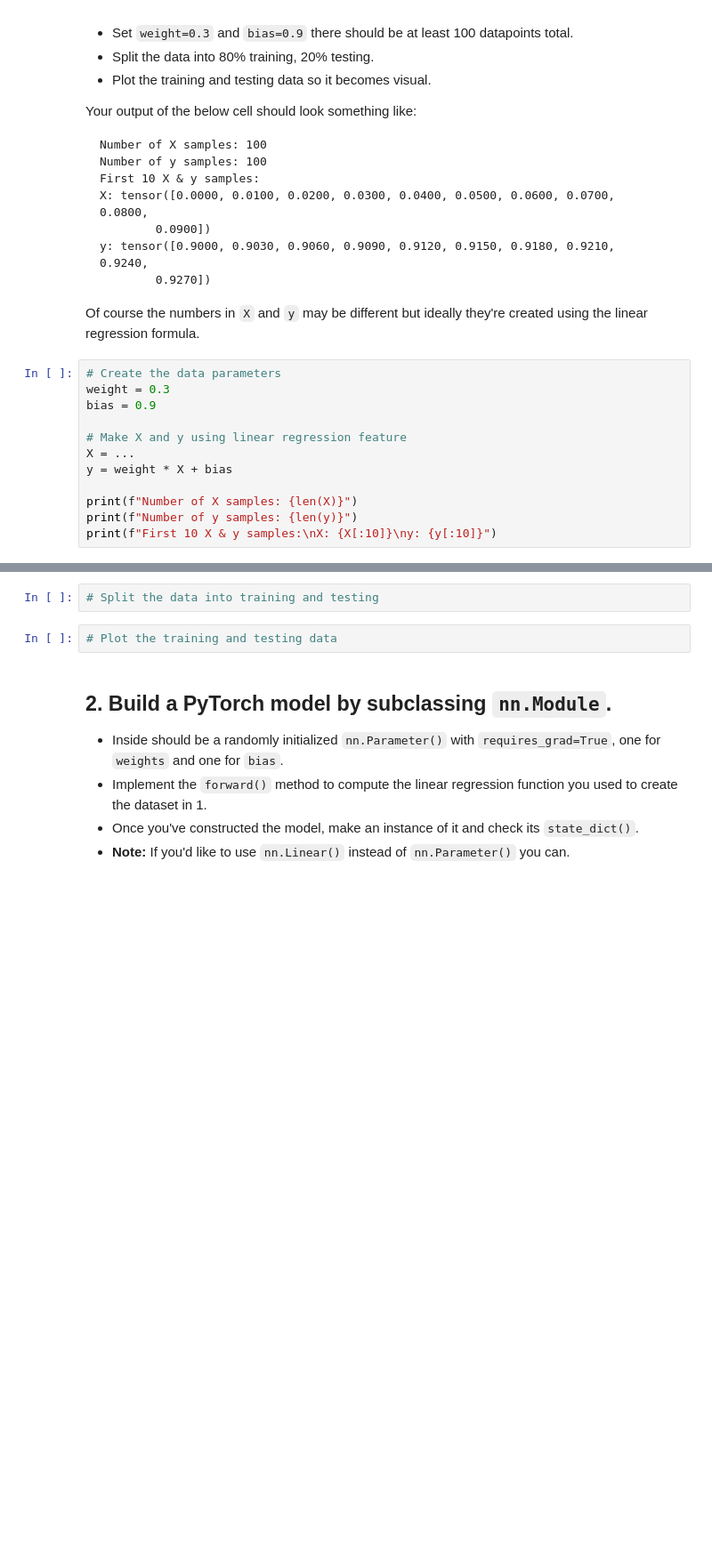
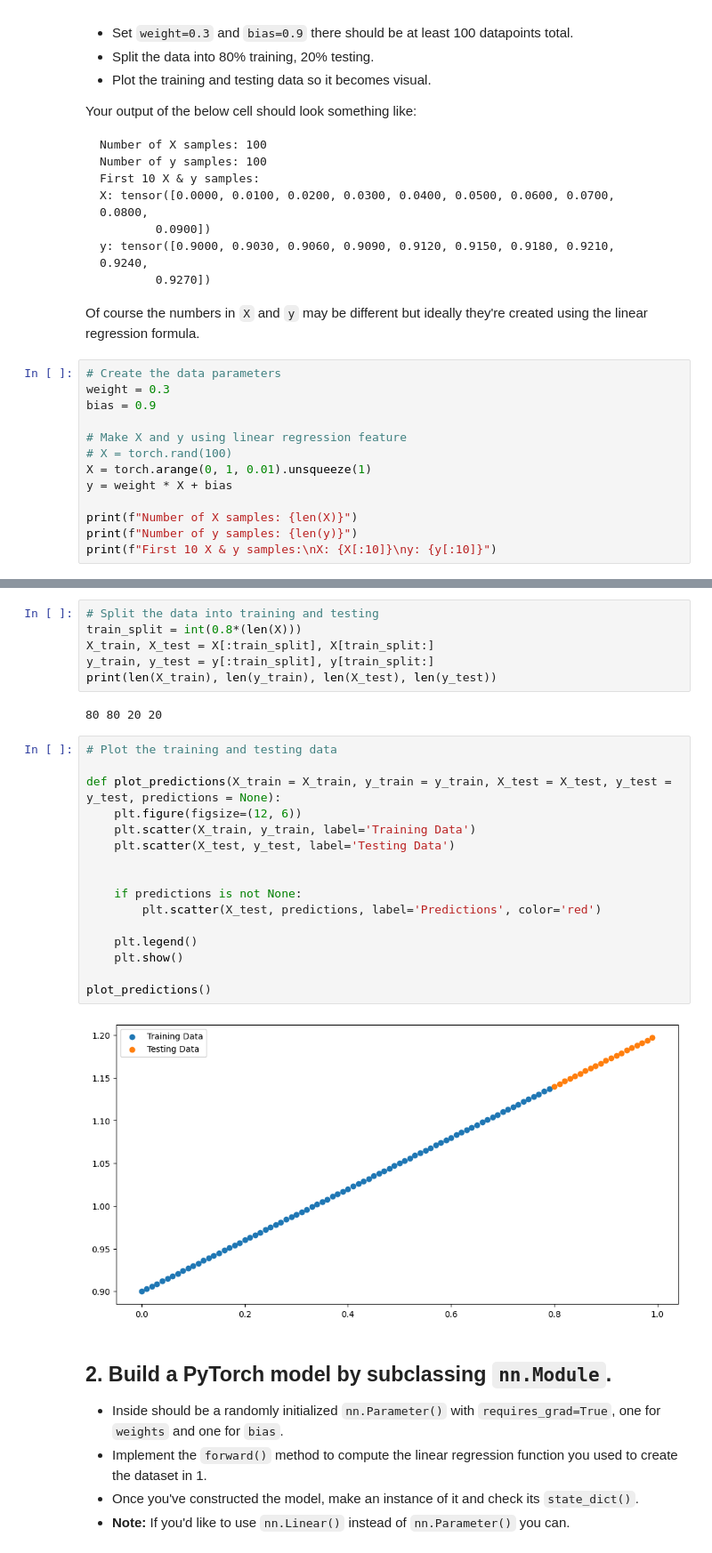
Before and after one commit to hari192003/pytorch-deep-learning, a Jupyter notebook: extras/exercises/01_pytorch_workflow_exercises.ipynb, the cells around one changed output, grey strips where cells are left out. Shown at 89% size. Drawn from its saved outputs; the diff is of its cells as text; blank space fills up the shorter version.

```diff
--- a/extras/exercises/01_pytorch_workflow_exercises.ipynb
+++ b/extras/exercises/01_pytorch_workflow_exercises.ipynb
@@ -45,7 +47,8 @@ weight = 0.3
 bias = 0.9
 
 # Make X and y using linear regression feature
-X = ...
+# X = torch.rand(100)
+X = torch.arange(0, 1, 0.01).unsqueeze(1)
 y = weight * X + bias
 
 print(f"Number of X samples: {len(X)}")
@@ -54,7 +75,29 @@ print(f"First 10 X & y samples:\nX: {X[:10]}\ny: {y[:10]}")
-# %%
-# Split the data into training and testing
-# %%
-# Plot the training and testing data
+# %%
+# Split the data into training and testing
+train_split = int(0.8*(len(X)))
+X_train, X_test = X[:train_split], X[train_split:]
+y_train, y_test = y[:train_split], y[train_split:]
+print(len(X_train), len(y_train), len(X_test), len(y_test))
+# %% [output]
+80 80 20 20
+# %%
+# Plot the training and testing data
+
+def plot_predictions(X_train = X_train, y_train = y_train, X_test = X_test, y_test = y_test, predictions = None):
+    plt.figure(figsize=(12, 6))
+    plt.scatter(X_train, y_train, label='Training Data')
+    plt.scatter(X_test, y_test, label='Testing Data')
+
+
+    if predictions is not None:
+        plt.scatter(X_test, predictions, label='Predictions', color='red')
+
+    plt.legend()
+    plt.show()
+
+plot_predictions()
+# %% [output]
+[figure, added]
 # %% [markdown]
 ## 2. Build a PyTorch model by subclassing `nn.Module`.
   * Inside should be a randomly initialized `nn.Parameter()` with `requires_grad=True`, one for `weights` and one for `bias`.
```
Also changed, not shown: parts of 12 cells of this notebook, 1 other file.
